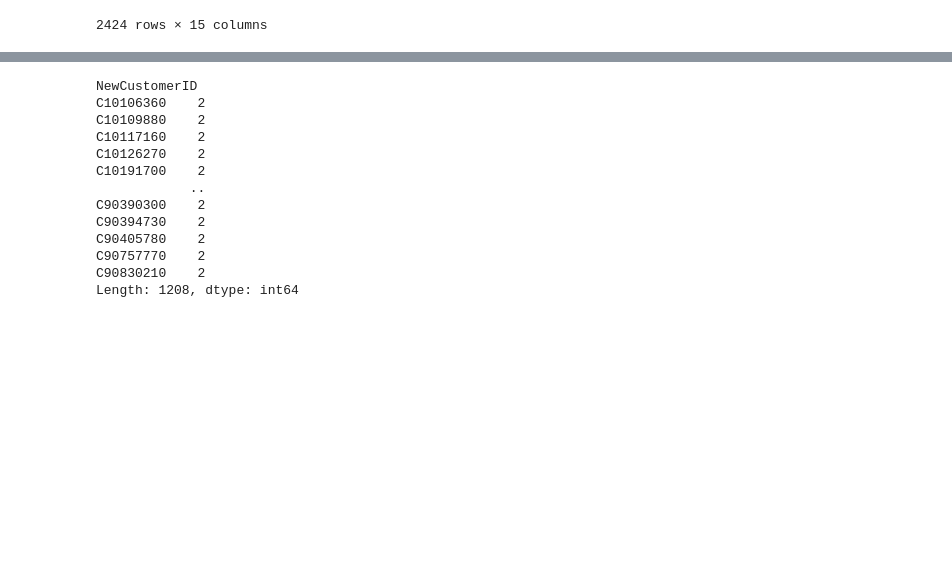
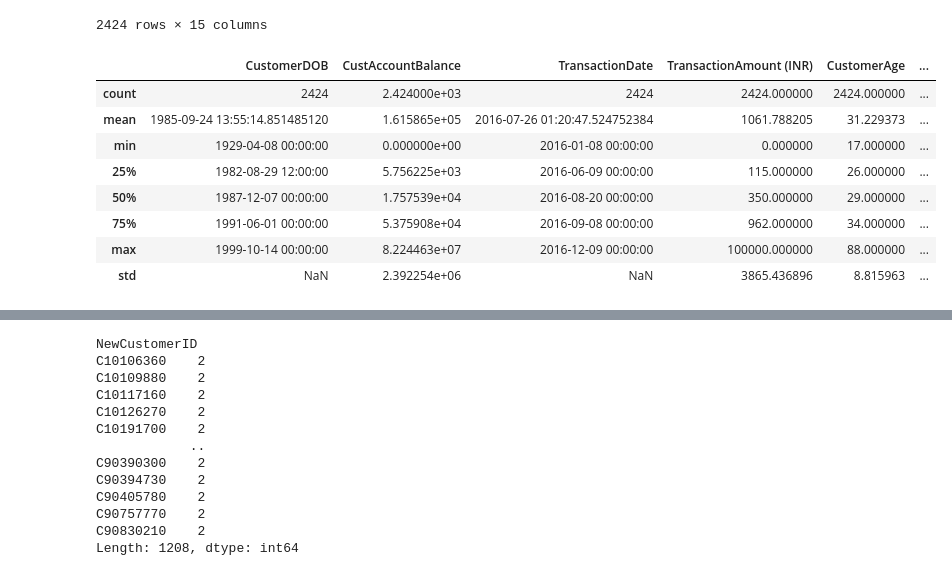
Before and after one commit to m1hammad/customer_segmentation, a Jupyter notebook: cust-seg.ipynb, the cells around one changed output, grey strips where cells are left out. Cells and saved outputs as stored; diff of their text form; code cells hidden in the pictures; blank space fills up the shorter version.

```diff
--- a/cust-seg.ipynb
+++ b/cust-seg.ipynb
@@ -721,3 +723,15 @@ same_cust_data
 | 1048043 | T1048044 | C6115521 | 1994-03-07 | F | HYDERABAD | 14001.22 | 2016-09-18 | ... |
 | 1048065 | T1048066 | C1629287 | 1989-02-03 | M | HUKERI | 14523.43 | 2016-09-18 | ... |
 2424 rows × 15 columns
+# %%
+same_cust_data.describe()
+# %% [output]
+|  | CustomerDOB | CustAccountBalance | TransactionDate | TransactionAmount (INR) | CustomerAge | ... |
+| count | 2424 | 2.424000e+03 | 2424 | 2424.000000 | 2424.000000 | ... |
+| mean | 1985-09-24 13:55:14.851485120 | 1.615865e+05 | 2016-07-26 01:20:47.524752384 | 1061.788205 | 31.229373 | ... |
+| min | 1929-04-08 00:00:00 | 0.000000e+00 | 2016-01-08 00:00:00 | 0.000000 | 17.000000 | ... |
+| 25% | 1982-08-29 12:00:00 | 5.756225e+03 | 2016-06-09 00:00:00 | 115.000000 | 26.000000 | ... |
+| 50% | 1987-12-07 00:00:00 | 1.757539e+04 | 2016-08-20 00:00:00 | 350.000000 | 29.000000 | ... |
+| 75% | 1991-06-01 00:00:00 | 5.375908e+04 | 2016-09-08 00:00:00 | 962.000000 | 34.000000 | ... |
+| max | 1999-10-14 00:00:00 | 8.224463e+07 | 2016-12-09 00:00:00 | 100000.000000 | 88.000000 | ... |
+| std | NaN | 2.392254e+06 | NaN | 3865.436896 | 8.815963 | ... |
```
Also changed, not shown: parts of 5 cells of this notebook.
